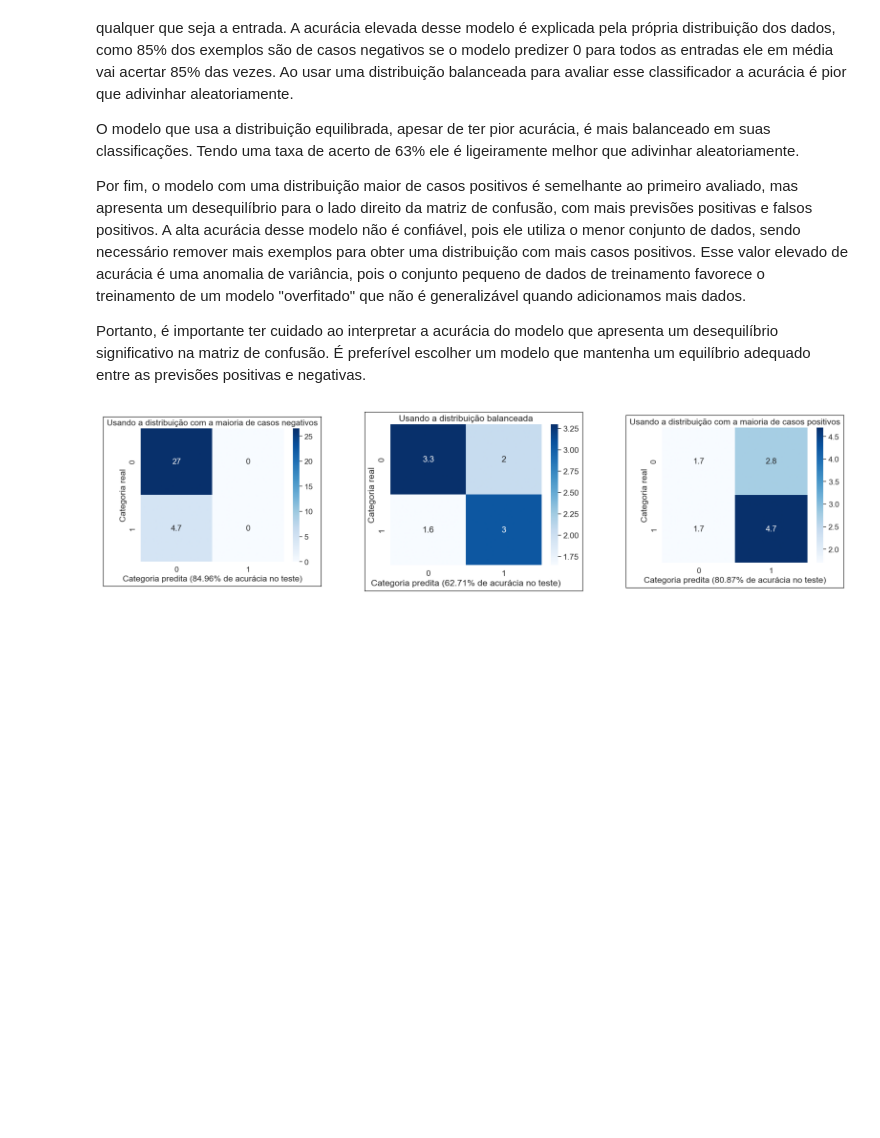
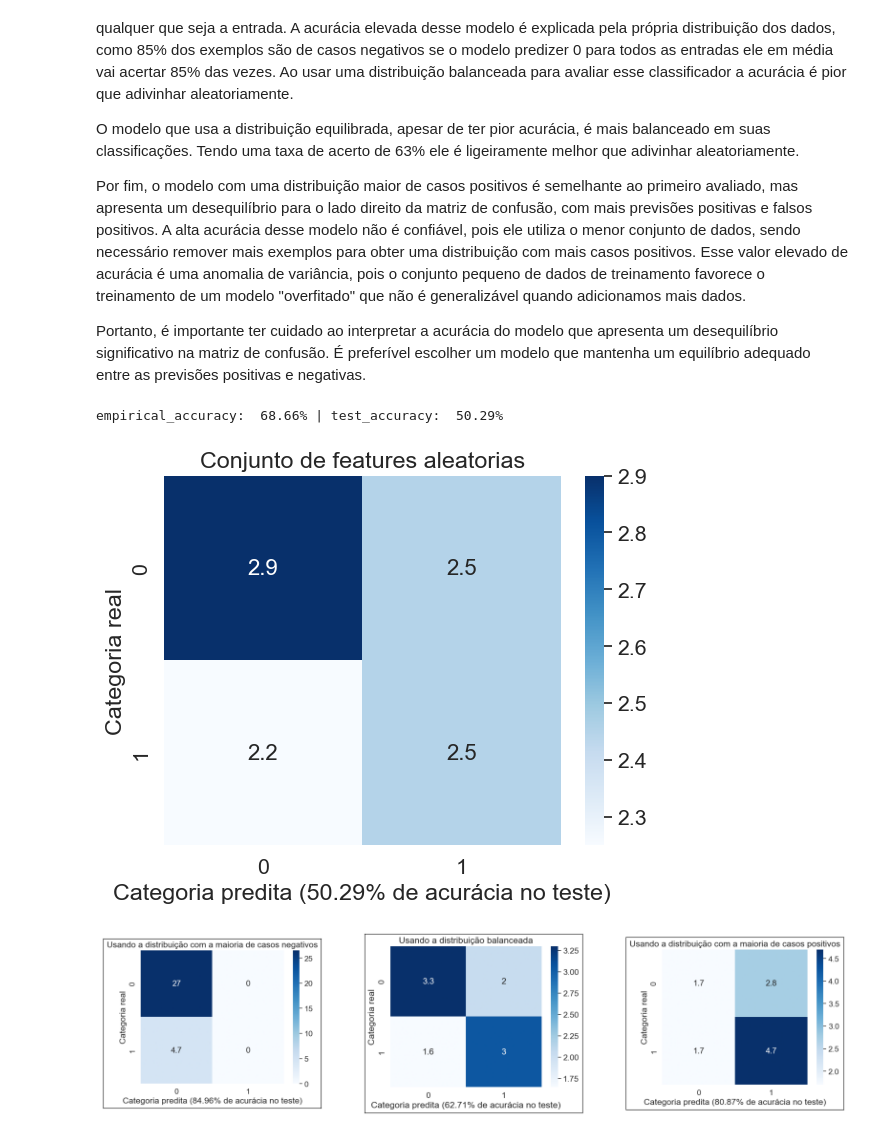
Before and after one commit to VictorHenrique317/ml-projeto-final, a Jupyter notebook: report.ipynb, the cells around one changed output. Drawn from its saved outputs; the diff is of its cells as text; code cells hidden in the pictures; blank space fills up the shorter version.

```diff
--- a/report.ipynb
+++ b/report.ipynb
@@ -183,7 +205,7 @@ def trainClassifier(X, y, clf, print_accuracy=False):
         X_train, X_test = X.iloc[train_indices], X.iloc[test_indices]
         y_train, y_test = y.iloc[train_indices], y.iloc[test_indices]
 
-        clf.fit(X_train, y_train) # classificador generico
+        clf.fit(X_train, y_train.values.ravel()) # classificador generico
 
         empirical_loss = log_loss(y_train, clf.predict(X_train))
         test_loss = log_loss(y_test, clf.predict(X_test))
@@ -210,7 +232,7 @@ def trainClassifier(X, y, clf, print_accuracy=False):
 
 def trainXGBBoostingClassifier(X, y, max_depth=0, gamma=0.0, print_accuracy=False):
     clf = xgb.XGBClassifier(max_depth=max_depth,  gamma=gamma, eta=0.01, min_child_weight=1, subsample=0.8,
-                            colsample_bytree=0.8, scale_pos_weight=1)
+                            colsample_bytree=0.8, scale_pos_weight=1, n_estimators=100)
     return trainClassifier(X, y, clf, print_accuracy)
 
 def trainMLPClassifier(X, y, hidden_layer_size=0, print_accuracy=False):
@@ -263,6 +360,37 @@ O modelo que usa a distribuição equilibrada, apesar de ter pior acurácia, é
 Por fim, o modelo com uma distribuição maior de casos positivos é semelhante ao primeiro avaliado, mas apresenta um desequilíbrio para o lado direito da matriz de confusão, com mais previsões positivas e falsos positivos. A alta acurácia desse modelo não é confiável, pois ele utiliza o menor conjunto de dados, sendo necessário remover mais exemplos para obter uma distribuição com mais casos positivos. Esse valor elevado de acurácia é uma anomalia de variância, pois o conjunto pequeno de dados de treinamento favorece o treinamento de um modelo "overfitado" que não é generalizável quando adicionamos mais dados.
 
 Portanto, é importante ter cuidado ao interpretar a acurácia do modelo que apresenta um desequilíbrio significativo na matriz de confusão. É preferível escolher um modelo que mantenha um equilíbrio adequado entre as previsões positivas e negativas.
+# %%
+def meanConfusionMatrix(X, y, name, test_accuracy):
+    k = 20
+    mean_confusion_matrix = np.zeros((2,2))
+    kfold = KFold(n_splits=k, shuffle=True)
+
+    for train_index, test_index in kfold.split(X):
+        X_train, X_test = X.iloc[train_index], X.iloc[test_index]
+        y_train, y_test = y.iloc[train_index], y.iloc[test_index]
+
+        clf = xgb.XGBClassifier(max_depth=3,  gamma=0.7, eta=0.01, min_child_weight=1, subsample=0.8,
+                            colsample_bytree=0.8, scale_pos_weight=1)
+        clf.fit(X_train, y_train)
+        y_pred = clf.predict(X_test)
+        mean_confusion_matrix += confusion_matrix(y_test, y_pred)
+
+    mean_confusion_matrix /= k
+    sns.set(font_scale=1.4)
+    sns.heatmap(mean_confusion_matrix, annot=True, annot_kws={"size": 16}, cmap='Blues', fmt='.2g')
+
+    plt.title(name)
+    plt.xlabel(f"Categoria predita ({test_accuracy:.2f}% de acurácia no teste)")
+    plt.ylabel('Categoria real')
+    plt.show()
+
+test_accuracy = trainXGBBoostingClassifier(X_random, y, max_depth=3, gamma=0.7, print_accuracy=True)
+test_accuracy = test_accuracy[2]
+meanConfusionMatrix(X_random, y, 'Conjunto de features aleatorias', test_accuracy)
+# %% [output]
+empirical_accuracy:  68.66% | test_accuracy:  50.29%
+[figure, added]
 # %%
 Image(filename='plots/manual/confusion_matrices.png')
 # %% [output]
```
Also changed, not shown: parts of 9 cells of this notebook, 17 other files.
